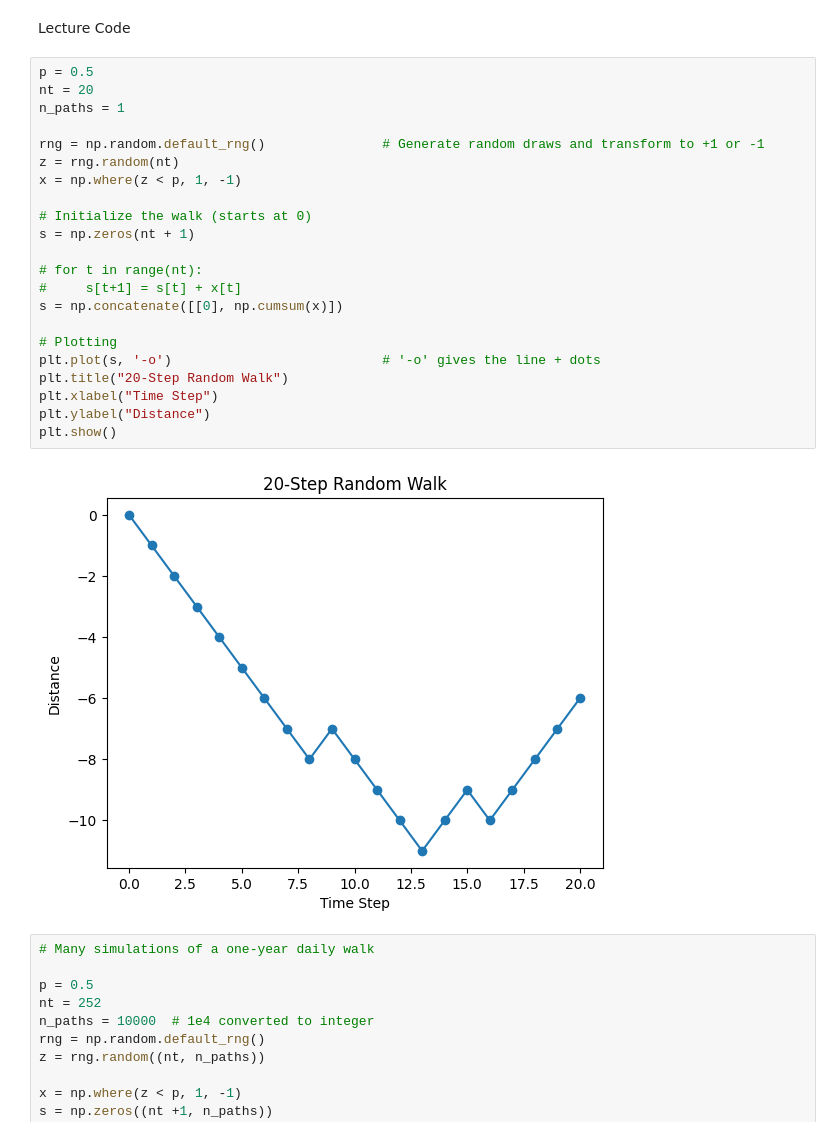
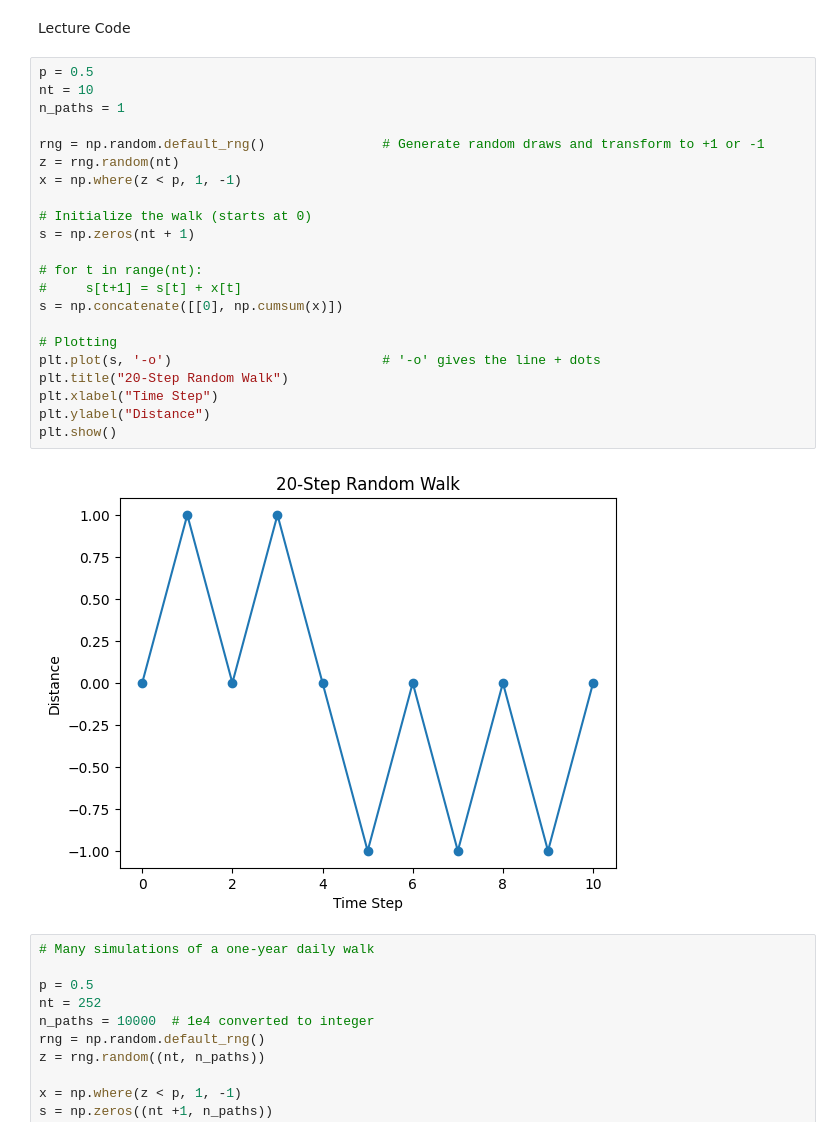
Before and after one commit to 1021114Carlos/MIT_MM_Finance, a Jupyter notebook: Courses/Mathematical_Methods_Quantitative_Finance/M2_Discrete time stochastic.ipynb, the cells around one changed output. Cells and saved outputs as stored; diff of their text form.

```diff
--- a/Courses/Mathematical_Methods_Quantitative_Finance/M2_Discrete time stochastic.ipynb
+++ b/Courses/Mathematical_Methods_Quantitative_Finance/M2_Discrete time stochastic.ipynb
@@ -12,28 +12,28 @@ from scipy import stats
 Lecture Code
 # %%
 p = 0.5
-nt = 20
+nt = 10
 n_paths = 1
 
 rng = np.random.default_rng()               # Generate random draws and transform to +1 or -1
 z = rng.random(nt)
 x = np.where(z < p, 1, -1)
 
 # Initialize the walk (starts at 0)
 s = np.zeros(nt + 1)
 
 # for t in range(nt):
 #     s[t+1] = s[t] + x[t]
 s = np.concatenate([[0], np.cumsum(x)])
 
 # Plotting
 plt.plot(s, '-o')                           # '-o' gives the line + dots
 plt.title("20-Step Random Walk")
 plt.xlabel("Time Step")
 plt.ylabel("Distance")
 plt.show()
 # %% [output]
-[figure, old version]
+[figure, new version]
 # %%
 # Many simulations of a one-year daily walk
 
```
